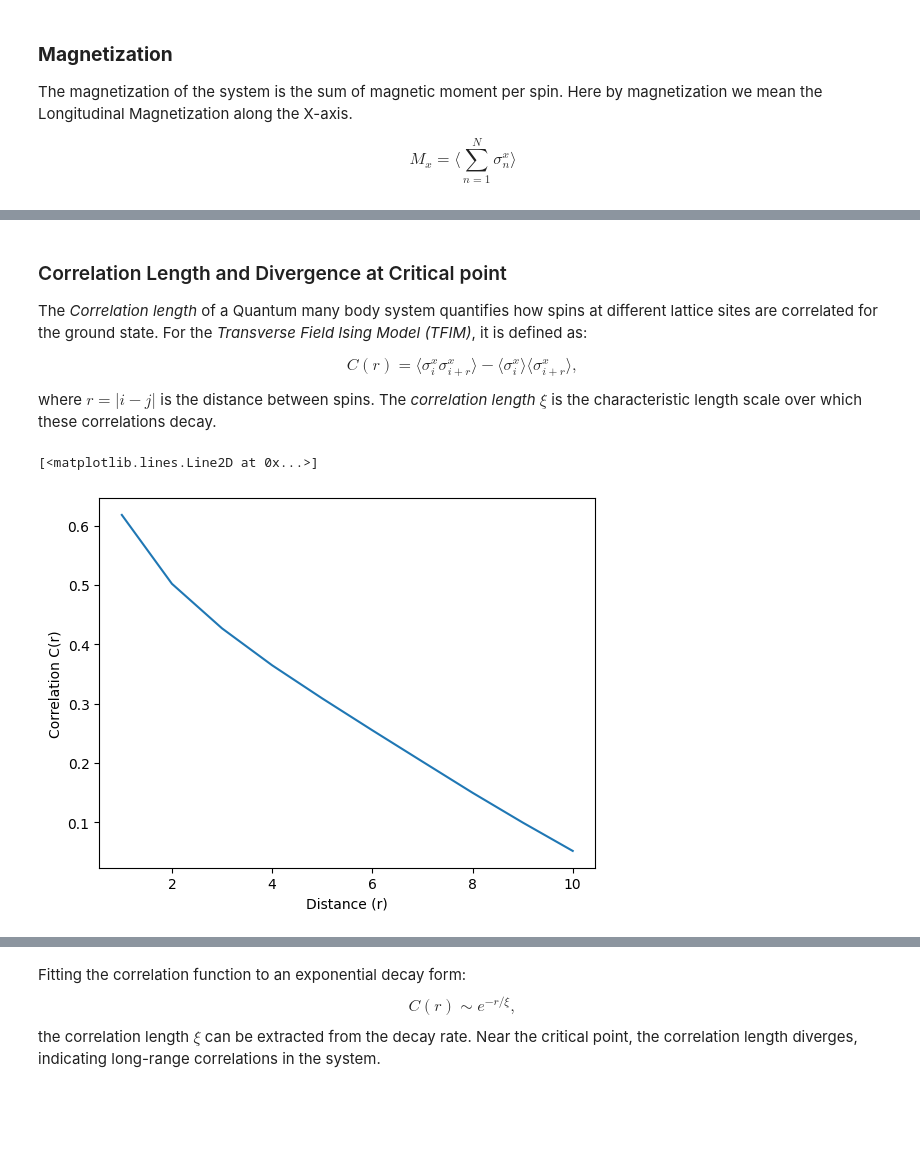
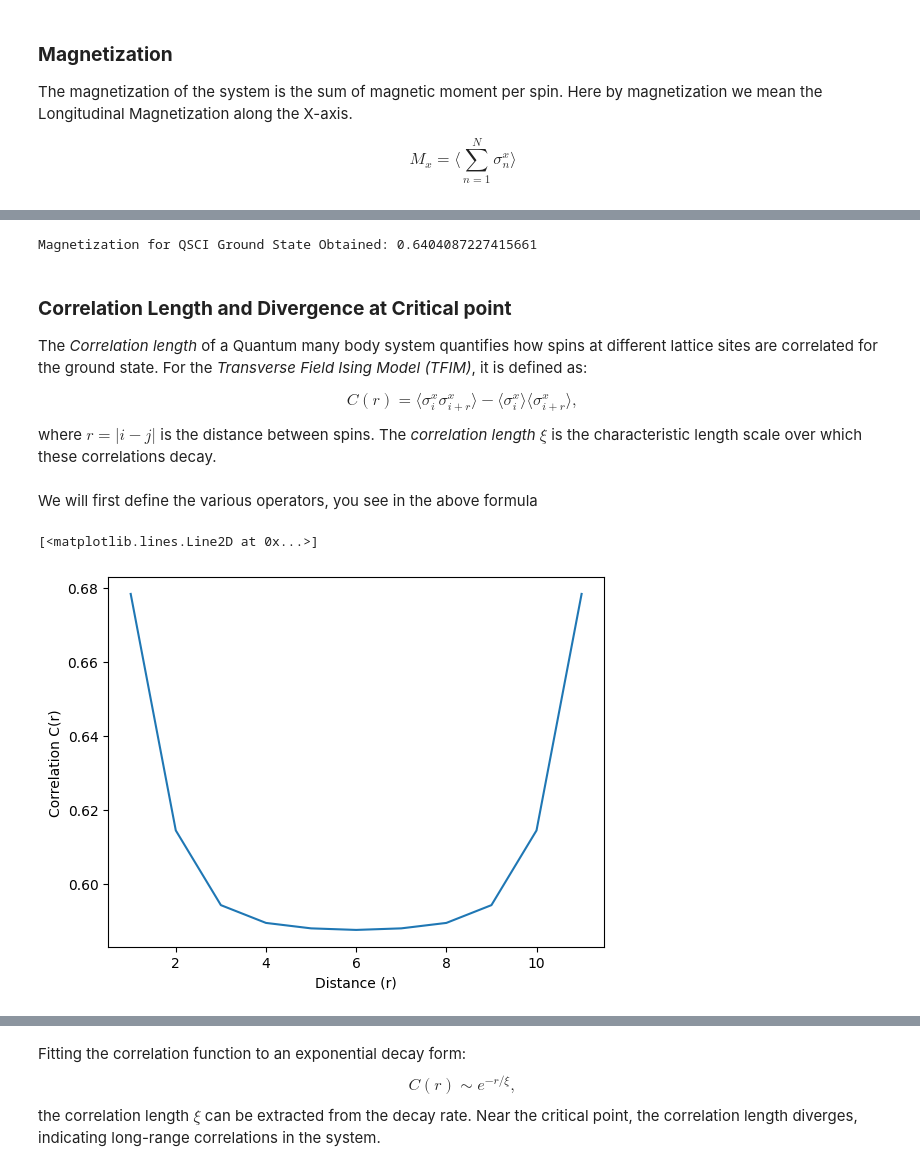
Before and after one commit to QunaSys/quri-parts, a Jupyter notebook: quri_sdk_notebooks/examples/0_quri-algo-vm/5_tfim/TFIM.ipynb, the cells around one changed output, grey strips where cells are left out. Drawn from its saved outputs; the diff is of its cells as text; code cells hidden in the pictures; blank space fills up the shorter version.

```diff
--- a/quri_sdk_notebooks/examples/0_quri-algo-vm/5_tfim/TFIM.ipynb
+++ b/quri_sdk_notebooks/examples/0_quri-algo-vm/5_tfim/TFIM.ipynb
@@ -238,11 +174,2 @@ def vqe(
             break
     return opt_state
-# %%
-adam_optimizer = Adam()
-init_params = np.random.random(parametric_circuit.parameter_count)
-vqe_state = vqe(init_params, H_cost_fn, H_grad_fn, adam_optimizer, hamiltonian)
-bound_state = parametric_state.bind_parameters(vqe_state.params)
-
-print("Optimized value:", vqe_state.cost)
-print("Optimized parameter:", vqe_state.params)
-print("Iterations:", vqe_state.niter)
@@ -266,0 +178,15 @@ Iterations: 70
+# %%
+from quri_parts.core.state import quantum_state, apply_circuit
+
+def vqe(
+    parametric_circuit,
+    optimizer = Adam()
+):
+    cb_state = quantum_state(n_qubits, bits=0)
+    parametric_state = apply_circuit(parametric_circuit, cb_state)
+
+    init_params = np.random.random(parametric_circuit.parameter_count)
+    vqe_state = run_vqe_loop(init_params, H_cost_fn, H_grad_fn, optimizer, hamiltonian, parametric_state)
+    bound_state = parametric_state.bind_parameters(vqe_state.params)
+
+    return bound_state, vqe_state.cost, vqe_state.params, vqe_state.niter
@@ -266,0 +252,3 @@ Iterations: 70
+# %%
+z2_parametric_circuit = Z2SymmetryPreservingReal(n_qubits, 7)
+draw_circuit(z2_parametric_circuit)
@@ -266,0 +273,5 @@ Iterations: 70
+# %%
+Z2_bound_state, Z2_ground_energy, Z2_params, Z2_num_iter = vqe(z2_parametric_circuit)
+print("Optimized value:", Z2_ground_energy)
+print("Optimized parameter:", Z2_params)
+print("Iterations:", Z2_num_iter)
@@ -317,5 +489,9 @@ Magnetization for Ground State Obtained: (11+0j)
+# %%
+print("Magnetization for QSCI Ground State Obtained:", calculate_magnetization_qsci_ground_state(ground_state))
+# %% [output]
+Magnetization for QSCI Ground State Obtained: 0.6404087227415661
 # %% [markdown]
-### Correlation Length and Divergence at Critical point
+### **Correlation Length and Divergence at Critical point**
 
 The *Correlation length* of a Quantum many body system quantifies how spins at different lattice sites are correlated for the ground state. For the *Transverse Field Ising Model (TFIM)*, it is defined as:
 
@@ -351,0 +503,2 @@ def C_r(quantum_state, r):
+# %% [markdown]
+We will first define the various operators, you see in the above formula
@@ -352,13 +561,13 @@ def C_r(quantum_state, r):
 # %%
 r = np.arange(1, n_qubits)
 correlation = []
 
 for i in r:
-    correlation.append(C_r(bound_state, i))
+    correlation.append(C_r(Z2_bound_state, i))
 
 plt.xlabel('Distance (r)')
 plt.ylabel('Correlation C(r)')
 plt.plot(r, np.real(correlation))
 # %% [output]
 [<matplotlib.lines.Line2D at 0x...>]
-[figure, old version]
+[figure, new version]
```
Also changed, not shown: parts of 81 cells of this notebook.
